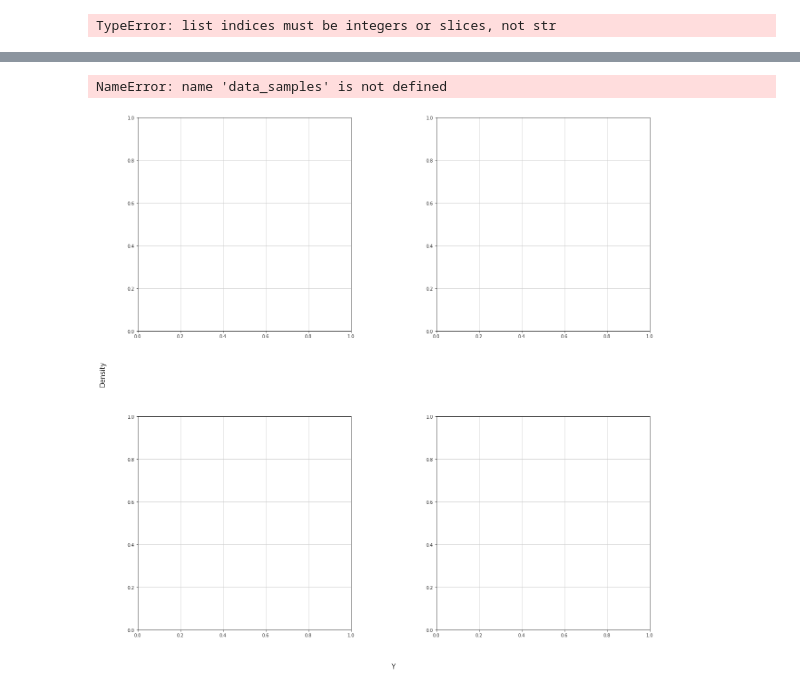
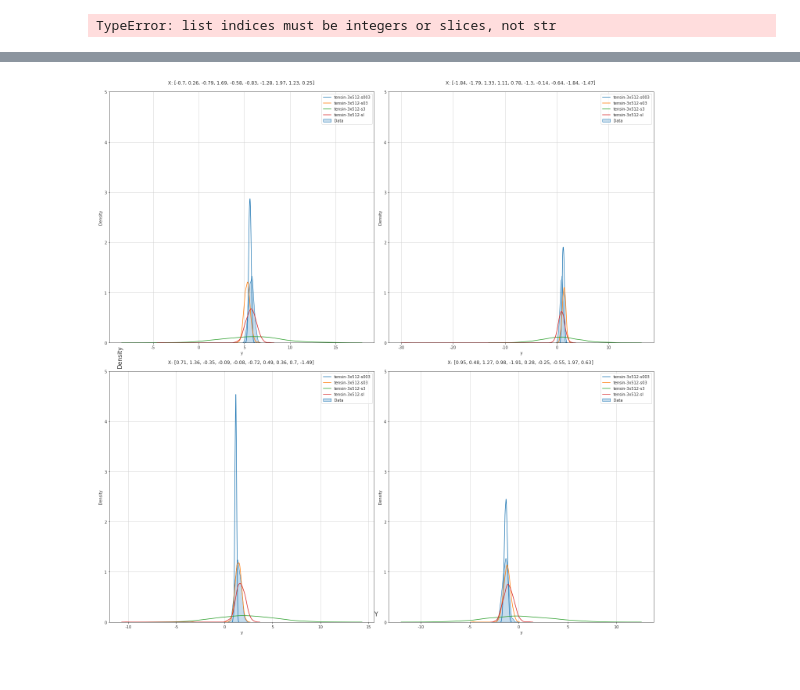
Before and after one commit to alvarhonsi/master-pipeline, a Jupyter notebook: experiment_results/sigma-over-underfit/compare_posteriors.ipynb, the cells around one changed output, grey strips where cells are left out. Drawn from its saved outputs; the diff is of its cells as text; code cells hidden in the pictures.

```diff
--- a/experiment_results/sigma-over-underfit/compare_posteriors.ipynb
+++ b/experiment_results/sigma-over-underfit/compare_posteriors.ipynb
@@ -87,17 +87,18 @@ for p in profiles:
     name = configs[p]["NAME"]
     posterior_samples[name] = []
     # Load posterior samples
-    train = np.load(f"{BASE_DIR}/results/{name}/posterior-samples/train_samples_{run}.npy")
-    test = np.load(f"{BASE_DIR}/results/{name}/posterior-samples/test_samples_{run}.npy")
-    test_in_domain = np.load(f"{BASE_DIR}/results/{name}/posterior-samples/test_in_domain_samples_{run}.npy")
-    test_out_domain = np.load(f"{BASE_DIR}/results/{name}/posterior-samples/test_out_domain_samples_{run}.npy")
+    for run in range(1, reruns+1):
+        train = np.load(f"{BASE_DIR}/results/{name}/posterior-samples/train_samples_{run}.npy")
+        test = np.load(f"{BASE_DIR}/results/{name}/posterior-samples/test_samples_{run}.npy")
+        test_in_domain = np.load(f"{BASE_DIR}/results/{name}/posterior-samples/test_in_domain_samples_{run}.npy")
+        test_out_domain = np.load(f"{BASE_DIR}/results/{name}/posterior-samples/test_out_domain_samples_{run}.npy")
 
-    posterior_samples[name].append({
-        "train": train,
-        "test": test,
-        "test_in_domain": test_in_domain,
-        "test_out_domain": test_out_domain
-    })
+        posterior_samples[name].append({
+            "train": train,
+            "test": test,
+            "test_in_domain": test_in_domain,
+            "test_out_domain": test_out_domain
+        })
 # %%
 [results["tensin-3x512-s003"][i]["in_domain"]["error"]["rmse"] for i in range(reruns)]
 # %% [output]
@@ -312,7 +313,7 @@ for i, p in enumerate(profiles):
     means = np.mean(te, axis=0)
     stds = np.std(te, axis=0)
     ax.plot(means, ':', label=f"{name}-train", color=colors[i])
-    #ax.fill_between(range(len(means)), means-stds, means+(stds * 2), alpha=0.2, color=colors[i])
+    ax.fill_between(range(len(means)), means-stds, means+(stds * 2), alpha=0.2, color=colors[i])
 
     ve = [train_stats[name][i]["val_ll"] for i in range(reruns)]
     means = np.mean(ve, axis=0)
@@ -431,9 +452,8 @@ TypeError: list indices must be integers or slices, not str
 # %%
-
 # Plot posterior samples
 labels = [configs[p]["NAME"] for p in profiles]
 x_samp = data_samples["train_x"][1]
 train_samp = data_samples["train_dist_samples"][:, 1]
-pred_train_samples = [posterior_samples[p]["train"][:, 1] for p in profiles]
+pred_train_samples = [posterior_samples[p][run-1]["train"][:, 1] for p in profiles]
 plots.plot_comparisons(pred_train_samples, train_samp, labels=labels, figsize=(6,6), x_sample=x_samp, title="Posterior samples - Train", save_path=f"{BASE_DIR}/results/posterior_comparison.png")
 # %% [output]
@@ -441,24 +461,23 @@ TypeError: list indices must be integers or slices, not str
 # %%
 
 fig, axs = plt.subplots(2, 2, figsize=(20, 20))
 axs = axs.flatten()
 fig.tight_layout()
 #fig.suptitle(title, fontsize=15)
 fig.subplots_adjust(top=0.9, bottom=0.1, left=0.1, right=0.9, hspace=0.4, wspace=0.4)
 fig.text(0.5, 0.04, 'Y', ha='center', fontsize=15)
 fig.text(0.04, 0.5, 'Density', va='center', rotation='vertical', fontsize=15)
 
 for i, ax in enumerate(axs):
     labels = [configs[p]["NAME"] for p in profiles]
     x_samp = data_samples["train_x"][i]
     train_samp = data_samples["train_dist_samples"][:, i]
-    pred_train_samples = [posterior_samples[p]["train"][:, i] for p in profiles]
+    pred_train_samples = [posterior_samples[p][run-1]["train"][:, i] for p in profiles]
     plots.plot_comparisons(pred_train_samples, train_samp, labels=labels, x_sample=x_samp, ax=ax)
     ax.set_ylim([0, 5])
 
 plt.tight_layout()
 
 plt.show()
 # %% [output]
-NameError: name 'data_samples' is not defined
-[figure, old version]
+[figure, new version]
```
Also changed, not shown: parts of 4 cells of this notebook, 5 other files.
